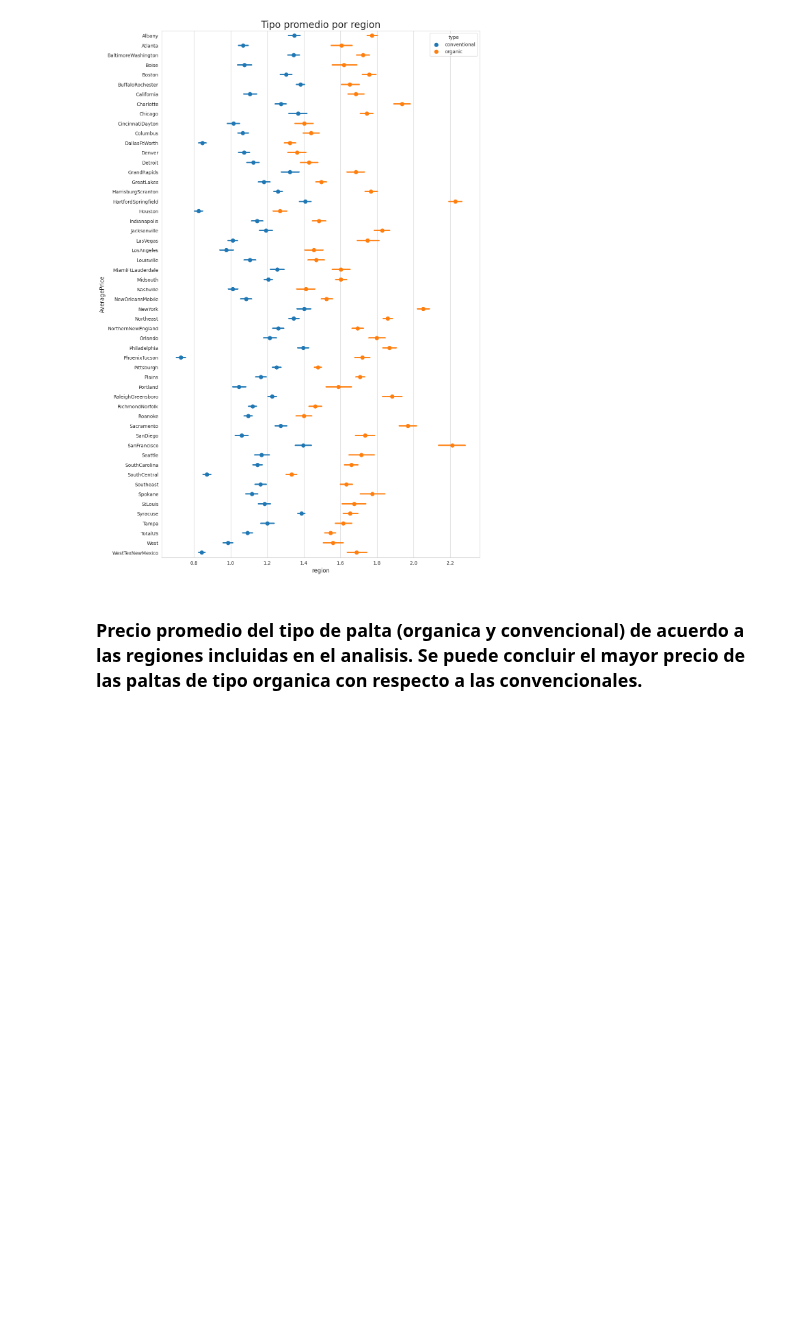
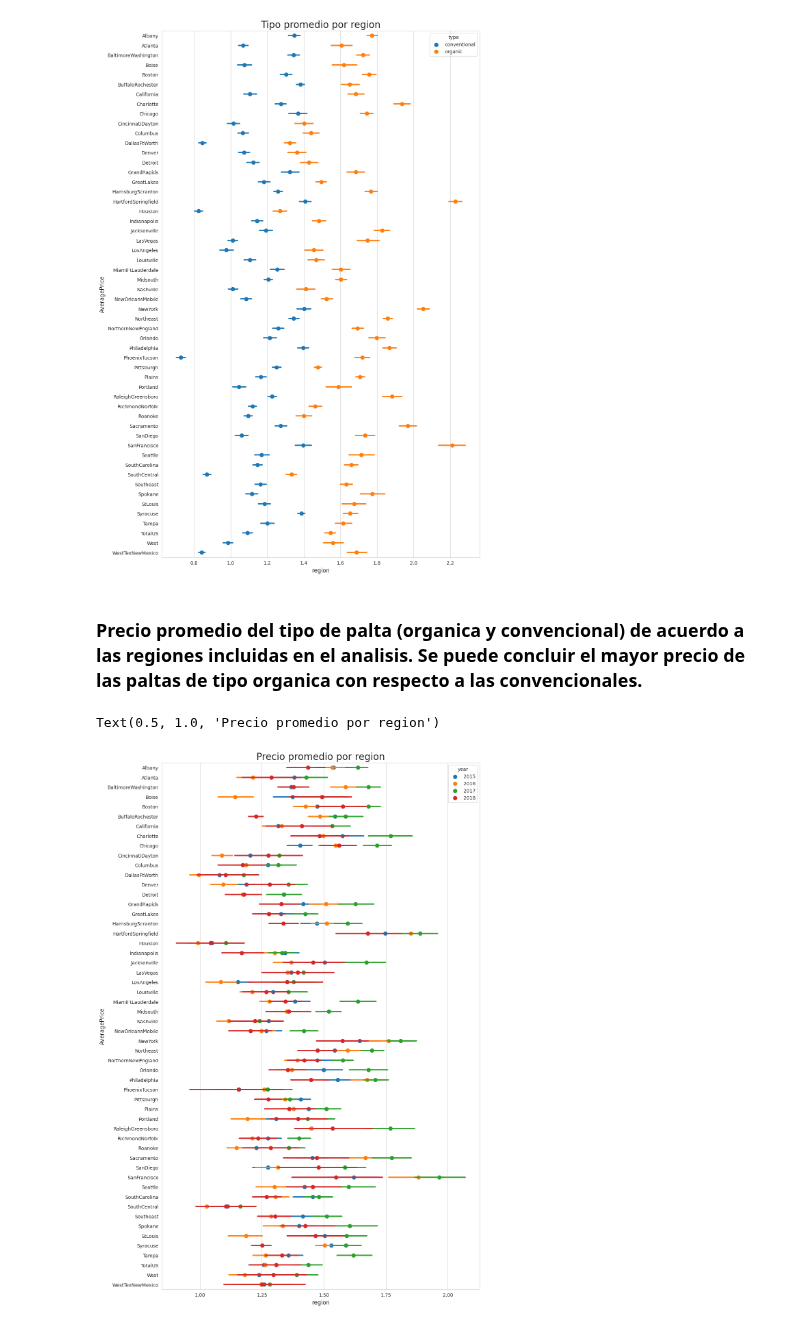
Before and after one commit to FacundoCardozo5/CoderHouse_CH-32845, a Jupyter notebook: notebooks/VisualizaciónCardozoDEFINITIVO.ipynb, the cells around one changed output. Saved outputs shown, nothing was run; the diff lists cells and outputs as text; code cells hidden in the pictures; blank space fills up the shorter version.

```diff
--- a/notebooks/VisualizaciónCardozoDEFINITIVO.ipynb
+++ b/notebooks/VisualizaciónCardozoDEFINITIVO.ipynb
@@ -192,3 +192,14 @@ Text(0.5, 1.0, 'Tipo promedio por region')
 [figure]
 # %% [markdown]
 ### Precio promedio del tipo de palta (organica y convencional) de acuerdo a las regiones incluidas en el analisis. Se puede concluir el mayor precio de las paltas de tipo organica con respecto a las convencionales.
+# %%
+plt.figure(figsize=(12,20))
+sns.set_style('whitegrid')
+sns.pointplot(x='AveragePrice', y='region', data=df, hue='year', join=False)
+plt.xticks(np.linspace(1,2,5))
+plt.xlabel('region', {'fontsize' : 'large'})
+plt.ylabel('AveragePrice', {'fontsize' : 'large'})
+plt.title("Precio promedio por region", {'fontsize' : 20})
+# %% [output]
+Text(0.5, 1.0, 'Precio promedio por region')
+[figure, added]
```
Also changed, not shown: parts of 3 cells of this notebook.
